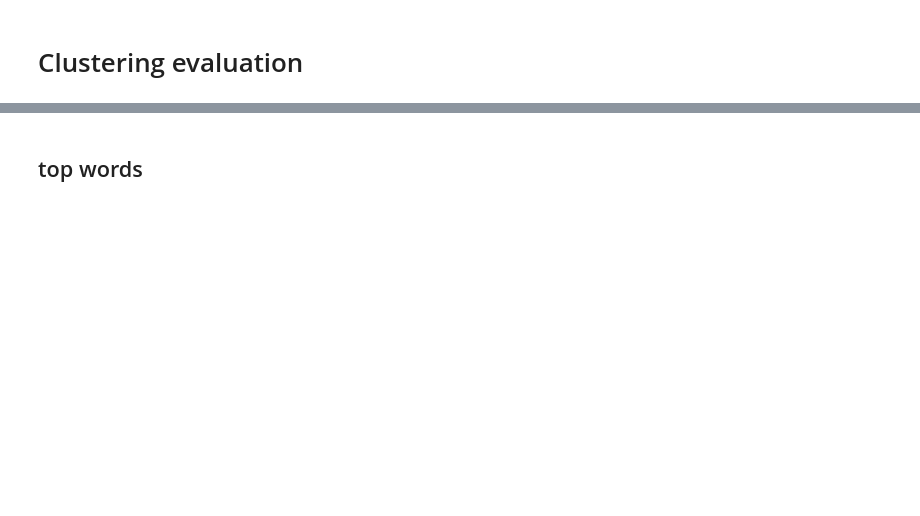
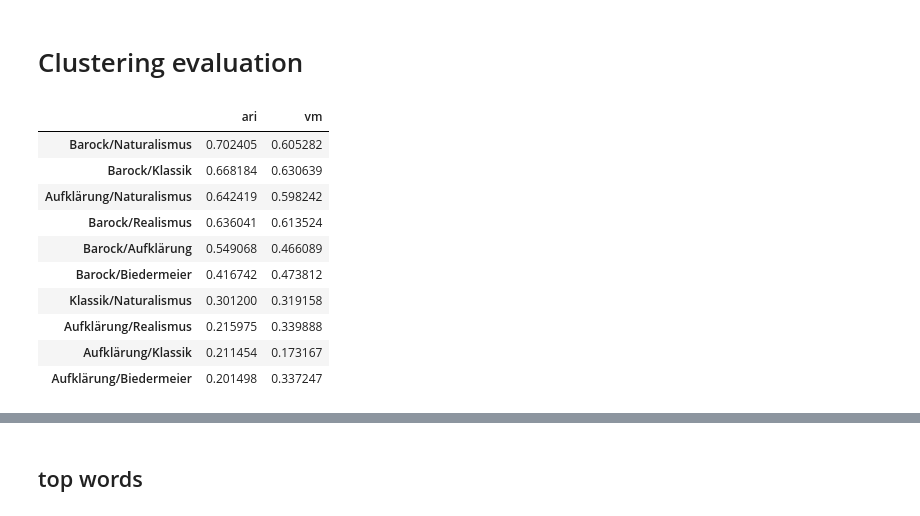
Before and after one commit to realjanpaulus/clusterpoems, a Jupyter notebook: app/clustering_evaluation.ipynb, the cells around one changed output, grey strips where cells are left out. Saved outputs shown, nothing was run; the diff lists cells and outputs as text; code cells hidden in the pictures; blank space fills up the shorter version.

```diff
--- a/app/clustering_evaluation.ipynb
+++ b/app/clustering_evaluation.ipynb
@@ -37,3 +64,17 @@ dbscan_score_df = pd.DataFrame.from_dict(dbscan_scores, orient="index").sort_val
+# %%
+kmeans_score_df.head(10)
+# %% [output]
+|  | ari | vm |
+| Barock/Naturalismus | 0.702405 | 0.605282 |
+| Barock/Klassik | 0.668184 | 0.630639 |
+| Aufklärung/Naturalismus | 0.642419 | 0.598242 |
+| Barock/Realismus | 0.636041 | 0.613524 |
+| Barock/Aufklärung | 0.549068 | 0.466089 |
+| Barock/Biedermeier | 0.416742 | 0.473812 |
+| Klassik/Naturalismus | 0.301200 | 0.319158 |
+| Aufklärung/Realismus | 0.215975 | 0.339888 |
+| Aufklärung/Klassik | 0.211454 | 0.173167 |
+| Aufklärung/Biedermeier | 0.201498 | 0.337247 |
 # %%
 dbscan_score_df
 # %% [output]
```
Also changed, not shown: parts of 21 cells of this notebook, 14 other files.
